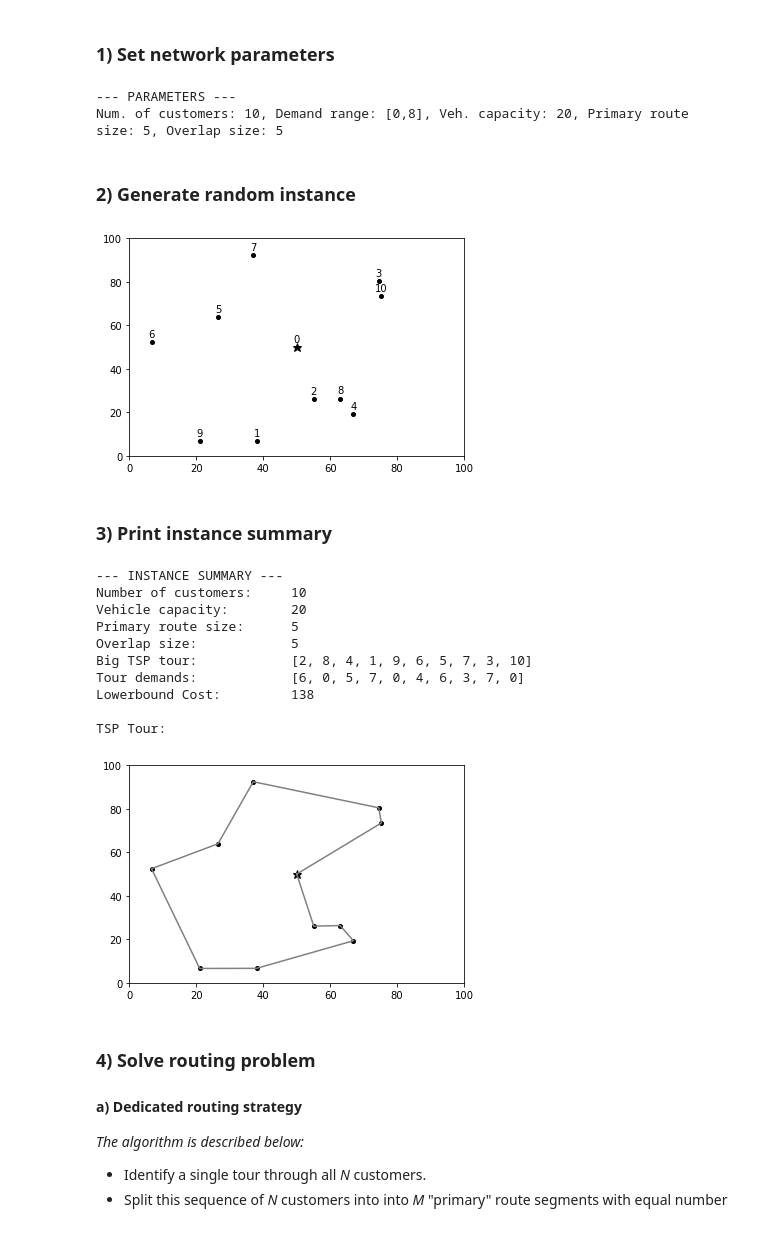
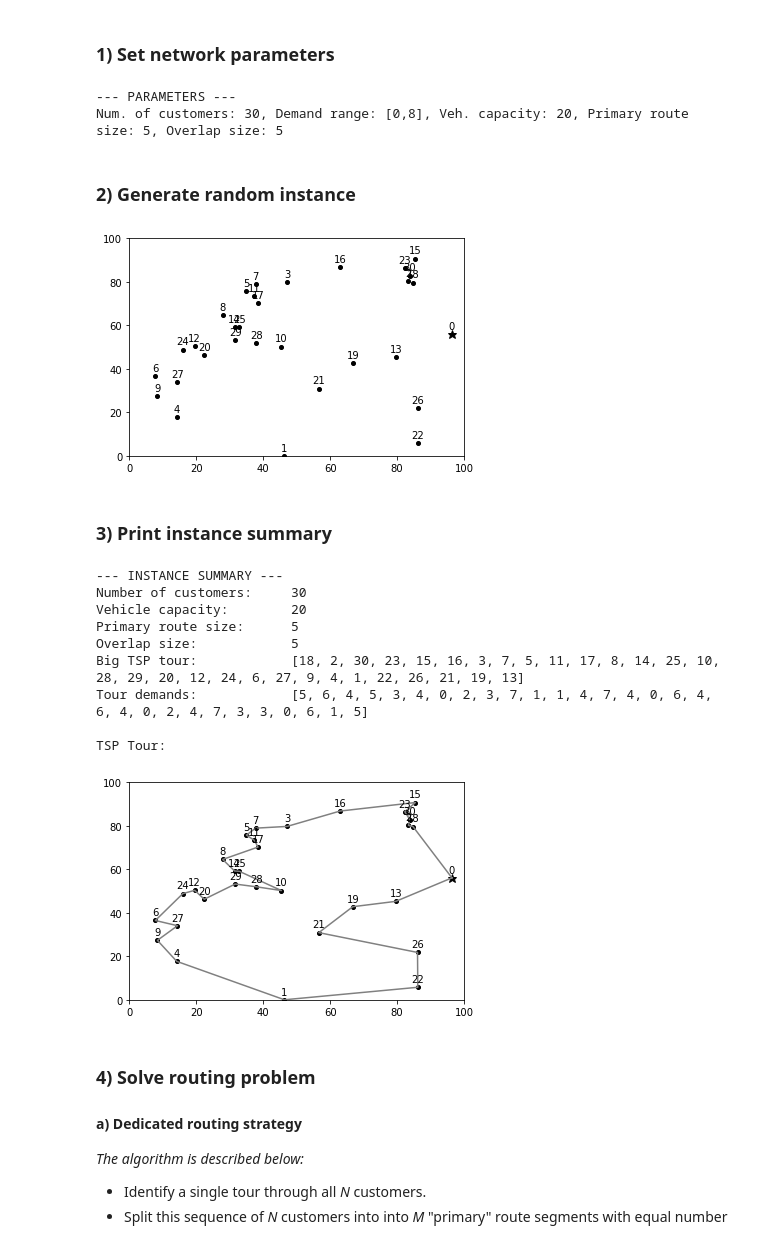
Before and after one commit to kledvina/flexible-routing, a Jupyter notebook: routing_with_closed_chain.ipynb, the cells around one changed output. Saved outputs shown, nothing was run; the diff lists cells and outputs as text; code cells hidden in the pictures.

```diff
--- a/routing_with_closed_chain.ipynb
+++ b/routing_with_closed_chain.ipynb
@@ -41,9 +38,10 @@ depot_y = 50 # Depot y-coordinate
 # %%
 class Instance():
     """A realized set of node locations and demands and the resulting routing characteristics."""
+
     def __init__(self, xlocs, ylocs, demands, solve_TSP=True):
 
-        self.size = len(demands)-1
+        self.size = len(demands) - 1
         self.demands = demands
         self.xlocs = xlocs
         self.ylocs = ylocs
@@ -51,17 +49,17 @@ class Instance():
         self.optimal_routes = 'None'
         self.tour = 'None'
         if solve_TSP:
-            #self.tour = self.solve_TSP()
-            #self.tour = self.TSP_heuristic()
+            # self.tour = self.solve_TSP()
+            # self.tour = self.TSP_heuristic()
             self.tour = self.solve_TSP()
 
     def calc_distance_matrix(self):
         """Returns a matrix with pairwise node distances"""
-        distances = np.zeros((self.size+1, self.size+1), dtype=float)
-        for i in range(self.size+1):
-            for j in range(self.size+1):
-                new_dist = math.sqrt((self.xlocs[i]-self.xlocs[j])**2 + (self.ylocs[i]-self.ylocs[j])**2)
-                distances[i,j] = new_dist
+        distances = np.zeros((self.size + 1, self.size + 1), dtype=float)
+        for i in range(self.size + 1):
+            for j in range(self.size + 1):
+                new_dist = math.sqrt((self.xlocs[i] - self.xlocs[j]) ** 2 + (self.ylocs[i] - self.ylocs[j]) ** 2)
+                distances[i, j] = new_dist
         return distances
 
     def update_demands(self, demands):
@@ -72,8 +70,8 @@ class Instance():
 
     def get_lowerbound(self, capacity):
         """Returns a theoretical lowerbound on the optimal routing cost"""
-        return (2/capacity) * sum([self.demands[i]*self.distances[0,i]
-                                        for i in range(len(self.demands))])
+        return (2 / capacity) * sum([self.demands[i] * self.distances[0, i]
+                                     for i in range(len(self.demands))])
 
     def get_fleet_size(self, route_size):
         """Returns the number of vehicles needed to visit all nodes given a fixed route size"""
@@ -84,7 +82,6 @@ class Instance():
         self.optimal_routes = route_list
 
     def solve_TSP(self):
-        """Note: This function is from the Google OR-Tools tutorial."""
 
         def create_data_model():
             data = {}
@@ -102,7 +99,7 @@ class Instance():
                 index = solution.Value(routing.NextVar(index))
             plan_output += '{}'.format(manager.IndexToNode(index))
             as_list = plan_output.split(',')
-            return [int(i) for i in as_list][:-1] # excludes return to depot in tour
+            return [int(i) for i in as_list][:-1]  # excludes return to depot in tour
 
         # --- RUN PROGRAM ---
 
@@ -115,7 +112,6 @@ class Instance():
 
         # Create Routing Model.
         routing = pywrapcp.RoutingModel(manager)
-
 
         def distance_callback(from_index, to_index):
             """Returns the distance between the two nodes."""
@@ -529,7 +573,8 @@ def plot_instance(inst, showTour=False, showLabels=False):
     # Set field dimensions
     plt.ylim(ymin=0,ymax=100)
     plt.xlim(xmin=0,xmax=100)
-
+    depot_x = inst.xlocs[0]
+    depot_y = inst.ylocs[0]
 
     # Plot customer and depot locations
     plt.plot(inst.xlocs[1:], inst.ylocs[1:], 'ko', markersize=4)
@@ -584,7 +631,7 @@ def plot_routes(inst, routes, route_color, showTour=False):
 # %% [markdown]
 ### 1) Set network parameters
 # %%
-num_cust = 10 # number of customers
+num_cust = 30 # number of customers
 dmin = 0 # a customer's minimum random demand (for Uniform distribution)
 dmax = 8 # a customer's maximum random demand (for Uniform Distribution)
 capacity = 20 # vehicle capacity
@@ -596,47 +643,48 @@ print('Num. of customers: {}, Demand range: [{},{}], Veh. capacity: {}, Primary
       format(num_cust, dmin, dmax, capacity, route_size, overlap_size))
 # %% [output]
 --- PARAMETERS ---
-Num. of customers: 10, Demand range: [0,8], Veh. capacity: 20, Primary route size: 5, Overlap size: 5
+Num. of customers: 30, Demand range: [0,8], Veh. capacity: 20, Primary route size: 5, Overlap size: 5
 # %% [markdown]
 ### 2) Generate random instance
 # %%
-cust_x = field_width*np.random.random(num_cust) # x coordintes of all customers
-cust_y = field_height*np.random.random(num_cust) # y coordinates of all customers
+cust_x = field_width*np.random.random(num_cust + 1) # x coordintes of all customers and deopt
+cust_y = field_height*np.random.random(num_cust + 1) # y coordinates of all customers and depot
 cust_dems = list(np.random.randint(dmin,dmax,num_cust)) # Uniformly distributed customer demands
-xlocs = list(np.append([depot_x], cust_x)) # depot and customer x-coords
-ylocs = list(np.append([depot_y], cust_y)) # depot and customer y-coords
+xlocs = cust_x # depot and customer x-coords
+ylocs = cust_y # depot and customer y-coords
+#xlocs = list(np.append([depot_x], cust_x)) # depot and customer x-coords
+#ylocs = list(np.append([depot_y], cust_y)) # depot and customer y-coords
 demands = list(np.append([0], cust_dems)) # depot and customer demands
 inst = Instance(xlocs, ylocs, demands)
 plot_instance(inst, showLabels=True)
 # %% [output]
-[figure, old version]
+[figure, new version]
 # %% [markdown]
 ### 3) Print instance summary
 # %%
 print('--- INSTANCE SUMMARY ---')
 print('Number of customers: \t', inst.size)
 print('Vehicle capacity: \t', capacity)
 print('Primary route size: \t', route_size)
 print('Overlap size: \t\t', overlap_size)
 print('Big TSP tour: \t\t', inst.tour[1:])
 print('Tour demands: \t\t', [inst.demands[c] for c in inst.tour[1:]])
-print('Lowerbound Cost: \t', int(inst.get_lowerbound(capacity)))
+#print('Lowerbound Cost: \t', int(inst.get_lowerbound(capacity)))
 print()
 print('TSP Tour:')
 #plot_instance(inst, showTour=True, showLabels=True)
-plot_instance(inst, showTour=True)
+plot_instance(inst, showTour=True, showLabels=True)
 # %% [output]
 --- INSTANCE SUMMARY ---
-Number of customers:     10
+Number of customers:     30
 Vehicle capacity:        20
 Primary route size:      5
 Overlap size:            5
-Big TSP tour:            [2, 8, 4, 1, 9, 6, 5, 7, 3, 10]
-Tour demands:            [6, 0, 5, 7, 0, 4, 6, 3, 7, 0]
-Lowerbound Cost:         138
+Big TSP tour:            [18, 2, 30, 23, 15, 16, 3, 7, 5, 11, 17, 8, 14, 25, 10, 28, 29, 20, 12, 24, 6, 27, 9, 4, 1, 22, 26, 21, 19, 13]
+Tour demands:            [5, 6, 4, 5, 3, 4, 0, 2, 3, 7, 1, 1, 4, 7, 4, 0, 6, 4, 6, 4, 0, 2, 4, 7, 3, 3, 0, 6, 1, 5]
 
 TSP Tour:
-[figure, old version]
+[figure, new version]
 # %% [markdown]
 ### 4) Solve routing problem
 #### a) Dedicated routing strategy
```
Also changed, not shown: parts of 22 cells of this notebook, 4 other files.
